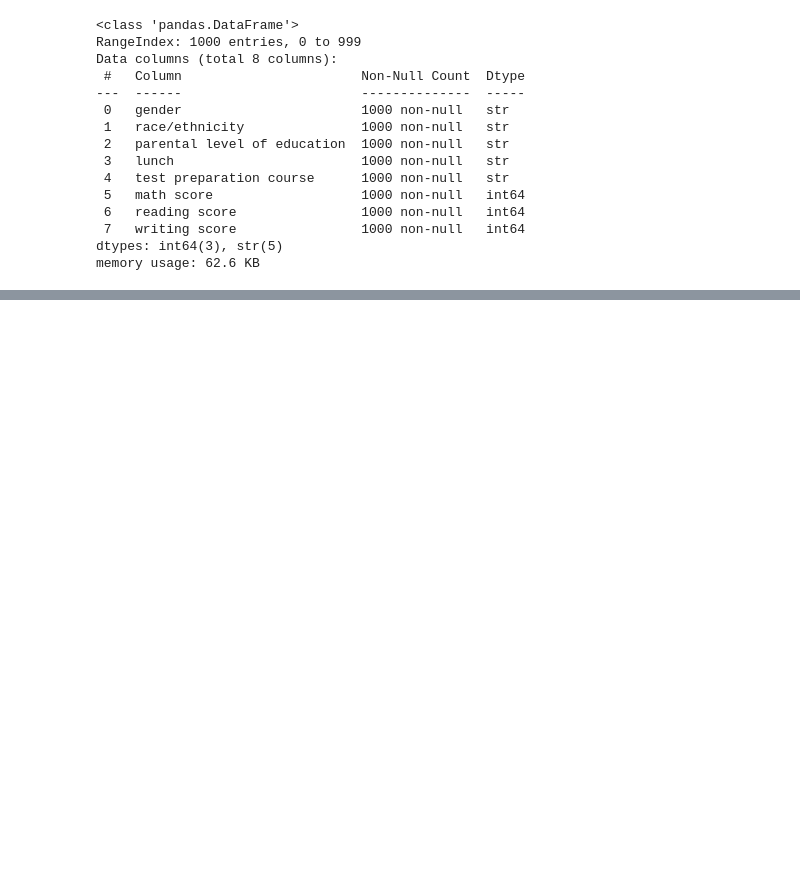
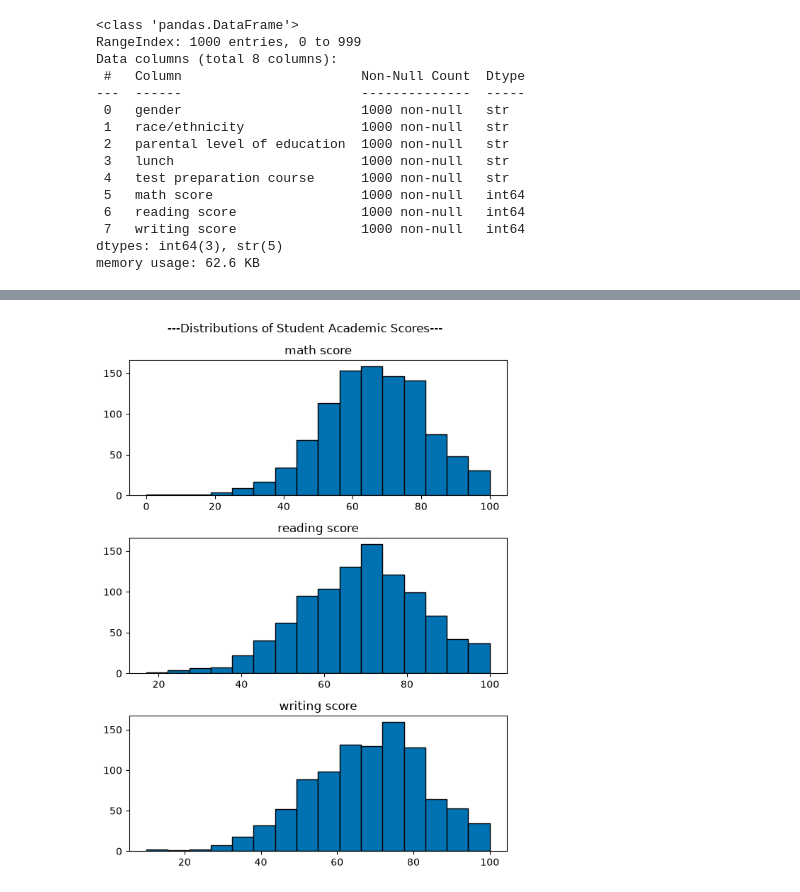
Before and after one commit to Shehzaad-S/udacity-statistical-analysis-project, a Jupyter notebook: analysis.ipynb, the cells around one changed output, grey strips where cells are left out. Drawn from its saved outputs; the diff is of its cells as text; code cells hidden in the pictures; blank space fills up the shorter version.

Commit message:
Complete Descriptive Statistics and Visualizations

```diff
--- a/analysis.ipynb
+++ b/analysis.ipynb
@@ -65,0 +132,18 @@ The Students Performance dataset was successfully loaded and inspected. The data
+# %%
+# key numerical feature distributions
+numeric_columns = ["math score", "reading score","writing score"]
+
+df_exams[numeric_columns].hist(
+    figsize=(6, 8),
+    bins=16,
+    edgecolor="black",
+    layout=(3,1),
+    grid=False,
+    color="#0072B2"
+)
+
+plt.suptitle("---Distributions of Student Academic Scores---")
+plt.tight_layout()
+plt.show()
+# %% [output]
+[figure, added]
```
Also changed, not shown: parts of 26 cells of this notebook.
